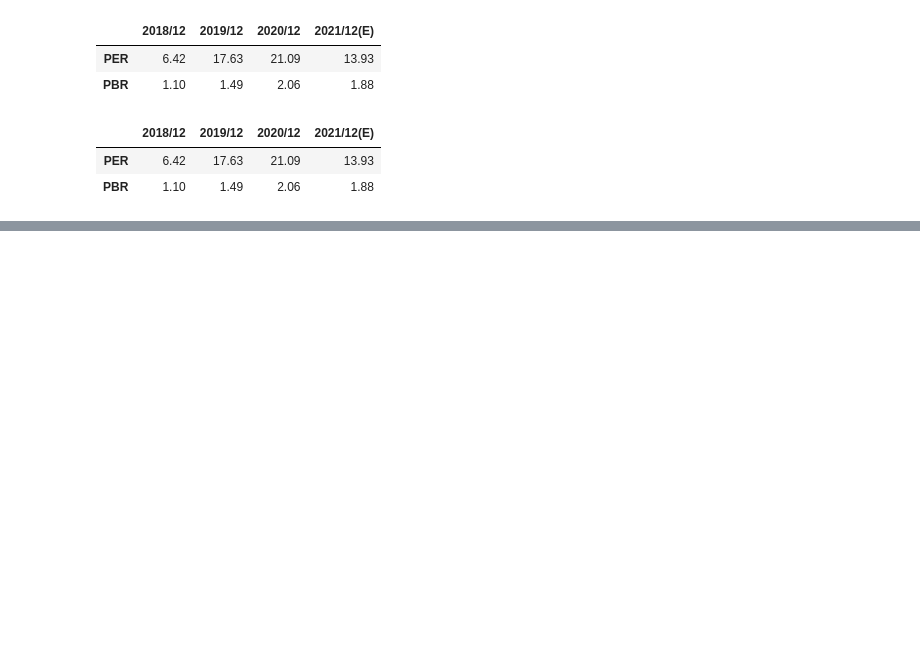
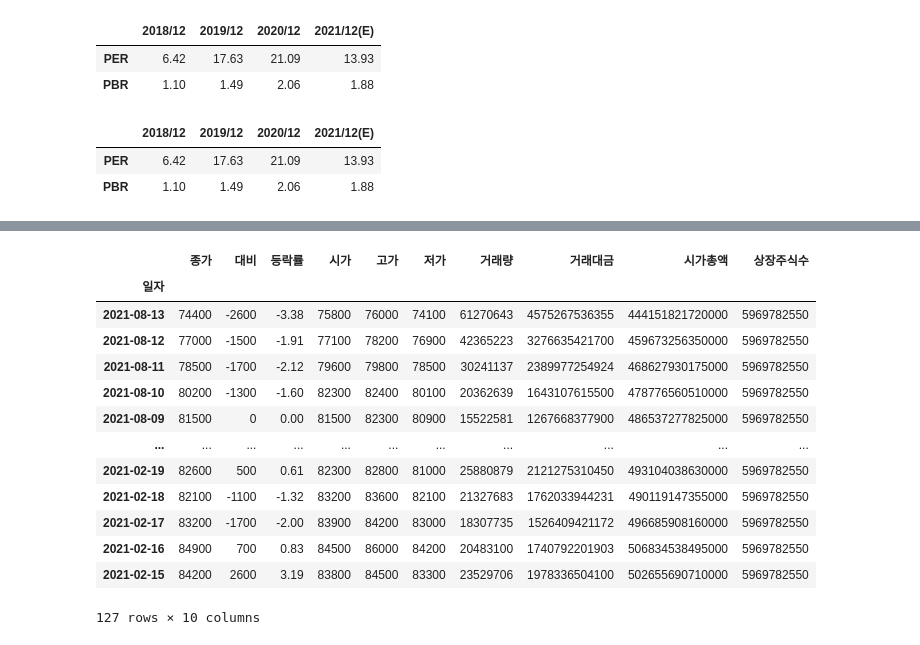
Before and after one commit to dsleslie/Archiving, a Jupyter notebook: IMDGB/step02_ds_basic/241002_lecture.ipynb, the cells around one changed output, grey strips where cells are left out. Drawn from its saved outputs; the diff is of its cells as text; code cells hidden in the pictures; blank space fills up the shorter version.

```diff
--- a/IMDGB/step02_ds_basic/241002_lecture.ipynb
+++ b/IMDGB/step02_ds_basic/241002_lecture.ipynb
@@ -276,0 +472,3 @@ df.filter(regex='R$', axis = 0)
+# %%
+df = pd.read_excel("c:/Archiving/IMDGB/step02_ds_basic/dataset/ss_ex_1.xlsx" , parse_dates=['일자'], index_col=0)
+print(df.head())
@@ -276,0 +491,17 @@ df.filter(regex='R$', axis = 0)
+# %%
+df
+# %% [output]
+|  | 종가 | 대비 | 등락률 | 시가 | 고가 | 저가 | 거래량 | 거래대금 | 시가총액 | 상장주식수 |
+| 일자 |  |  |  |  |  |  |  |  |  |  |
+| 2021-08-13 | 74400 | -2600 | -3.38 | 75800 | 76000 | 74100 | 61270643 | 4575267536355 | 444151821720000 | 5969782550 |
+| 2021-08-12 | 77000 | -1500 | -1.91 | 77100 | 78200 | 76900 | 42365223 | 3276635421700 | 459673256350000 | 5969782550 |
+| 2021-08-11 | 78500 | -1700 | -2.12 | 79600 | 79800 | 78500 | 30241137 | 2389977254924 | 468627930175000 | 5969782550 |
+| 2021-08-10 | 80200 | -1300 | -1.60 | 82300 | 82400 | 80100 | 20362639 | 1643107615500 | 478776560510000 | 5969782550 |
+| 2021-08-09 | 81500 | 0 | 0.00 | 81500 | 82300 | 80900 | 15522581 | 1267668377900 | 486537277825000 | 5969782550 |
+| ... | ... | ... | ... | ... | ... | ... | ... | ... | ... | ... |
+| 2021-02-19 | 82600 | 500 | 0.61 | 82300 | 82800 | 81000 | 25880879 | 2121275310450 | 493104038630000 | 5969782550 |
+| 2021-02-18 | 82100 | -1100 | -1.32 | 83200 | 83600 | 82100 | 21327683 | 1762033944231 | 490119147355000 | 5969782550 |
+| 2021-02-17 | 83200 | -1700 | -2.00 | 83900 | 84200 | 83000 | 18307735 | 1526409421172 | 496685908160000 | 5969782550 |
+| 2021-02-16 | 84900 | 700 | 0.83 | 84500 | 86000 | 84200 | 20483100 | 1740792201903 | 506834538495000 | 5969782550 |
+| 2021-02-15 | 84200 | 2600 | 3.19 | 83800 | 84500 | 83300 | 23529706 | 1978336504100 | 502655690710000 | 5969782550 |
+127 rows × 10 columns
```
Also changed, not shown: parts of 31 cells of this notebook, 3 other files.
